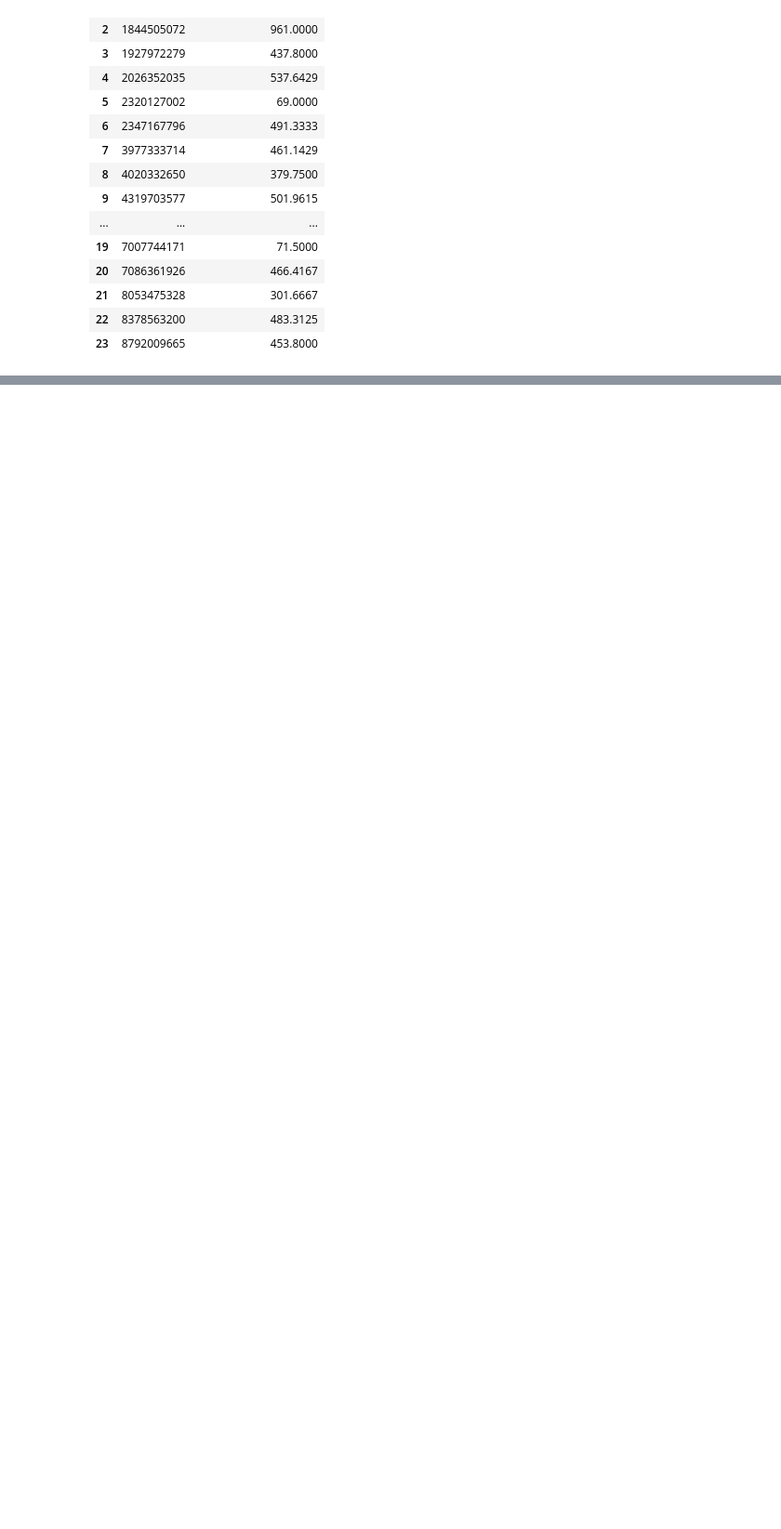
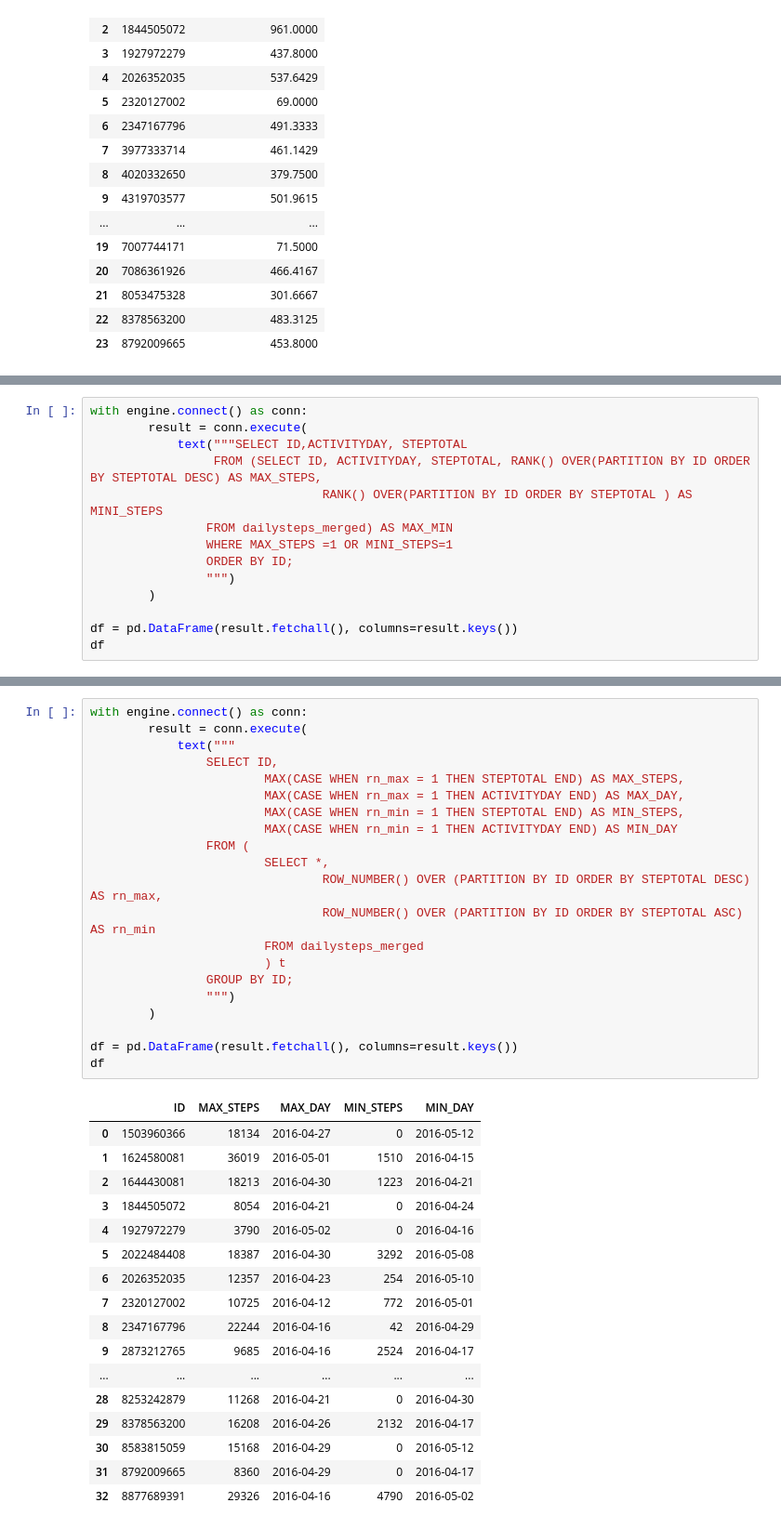
Before and after one commit to bollavamshidarreddy/fitbit-lifestyle-segmentation, a Jupyter notebook: notebooks/sql_analysis.ipynb, the cells around one changed output, grey strips where cells are left out. Shown: that part at 93% size. Drawn from its saved outputs; the diff is of its cells as text; blank space fills up the shorter version.

Commit message:
done with steps, sleep , calories

```diff
--- a/notebooks/sql_analysis.ipynb
+++ b/notebooks/sql_analysis.ipynb
@@ -196,0 +199,14 @@ df
+# %%
+with engine.connect() as conn:
+        result = conn.execute(
+            text("""SELECT ID,ACTIVITYDAY, STEPTOTAL
+                 FROM (SELECT ID, ACTIVITYDAY, STEPTOTAL, RANK() OVER(PARTITION BY ID ORDER BY STEPTOTAL DESC) AS MAX_STEPS,
+                                RANK() OVER(PARTITION BY ID ORDER BY STEPTOTAL ) AS MINI_STEPS
+                FROM dailysteps_merged) AS MAX_MIN
+                WHERE MAX_STEPS =1 OR MINI_STEPS=1
+                ORDER BY ID;
+                """)
+        )
+
+df = pd.DataFrame(result.fetchall(), columns=result.keys())
+df
@@ -196,0 +227,39 @@ df
+# %%
+with engine.connect() as conn:
+        result = conn.execute(
+            text("""
+                SELECT ID,
+                        MAX(CASE WHEN rn_max = 1 THEN STEPTOTAL END) AS MAX_STEPS,
+                        MAX(CASE WHEN rn_max = 1 THEN ACTIVITYDAY END) AS MAX_DAY,
+                        MAX(CASE WHEN rn_min = 1 THEN STEPTOTAL END) AS MIN_STEPS,
+                        MAX(CASE WHEN rn_min = 1 THEN ACTIVITYDAY END) AS MIN_DAY
+                FROM (
+                        SELECT *,
+                                ROW_NUMBER() OVER (PARTITION BY ID ORDER BY STEPTOTAL DESC) AS rn_max,
+                                ROW_NUMBER() OVER (PARTITION BY ID ORDER BY STEPTOTAL ASC)  AS rn_min
+                        FROM dailysteps_merged
+                        ) t
+                GROUP BY ID;
+                """)
+        )
+
+df = pd.DataFrame(result.fetchall(), columns=result.keys())
+df
+# %% [output]
+|  | ID | MAX_STEPS | MAX_DAY | MIN_STEPS | MIN_DAY |
+| 0 | 1503960366 | 18134 | 2016-04-27 | 0 | 2016-05-12 |
+| 1 | 1624580081 | 36019 | 2016-05-01 | 1510 | 2016-04-15 |
+| 2 | 1644430081 | 18213 | 2016-04-30 | 1223 | 2016-04-21 |
+| 3 | 1844505072 | 8054 | 2016-04-21 | 0 | 2016-04-24 |
+| 4 | 1927972279 | 3790 | 2016-05-02 | 0 | 2016-04-16 |
+| 5 | 2022484408 | 18387 | 2016-04-30 | 3292 | 2016-05-08 |
+| 6 | 2026352035 | 12357 | 2016-04-23 | 254 | 2016-05-10 |
+| 7 | 2320127002 | 10725 | 2016-04-12 | 772 | 2016-05-01 |
+| 8 | 2347167796 | 22244 | 2016-04-16 | 42 | 2016-04-29 |
+| 9 | 2873212765 | 9685 | 2016-04-16 | 2524 | 2016-04-17 |
+| ... | ... | ... | ... | ... | ... |
+| 28 | 8253242879 | 11268 | 2016-04-21 | 0 | 2016-04-30 |
+| 29 | 8378563200 | 16208 | 2016-04-26 | 2132 | 2016-04-17 |
+| 30 | 8583815059 | 15168 | 2016-04-29 | 0 | 2016-05-12 |
+| 31 | 8792009665 | 8360 | 2016-04-29 | 0 | 2016-04-17 |
+| 32 | 8877689391 | 29326 | 2016-04-16 | 4790 | 2016-05-02 |
```
Also changed, not shown: parts of 11 cells of this notebook.
